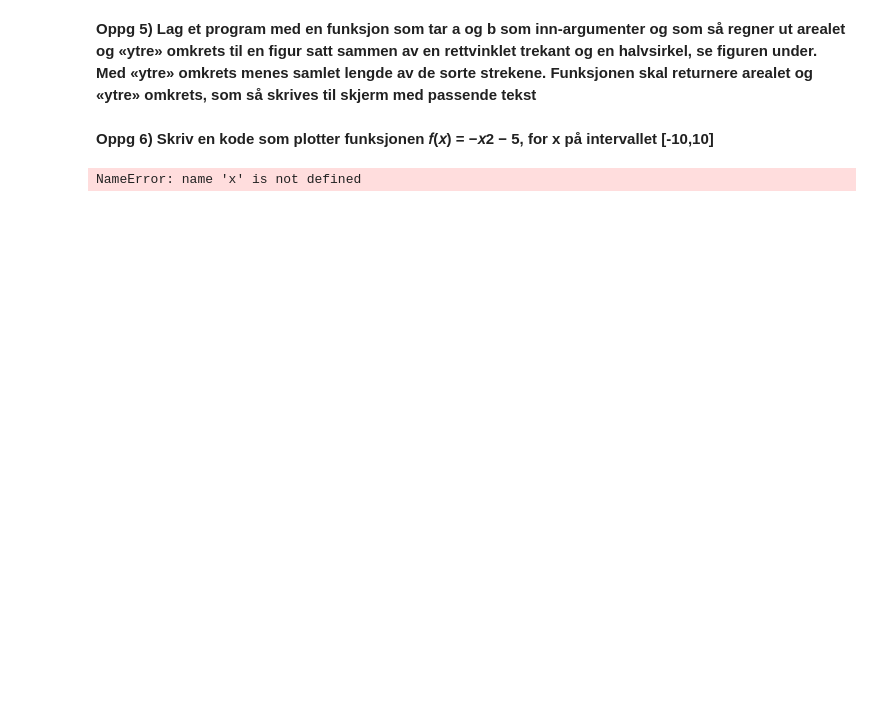
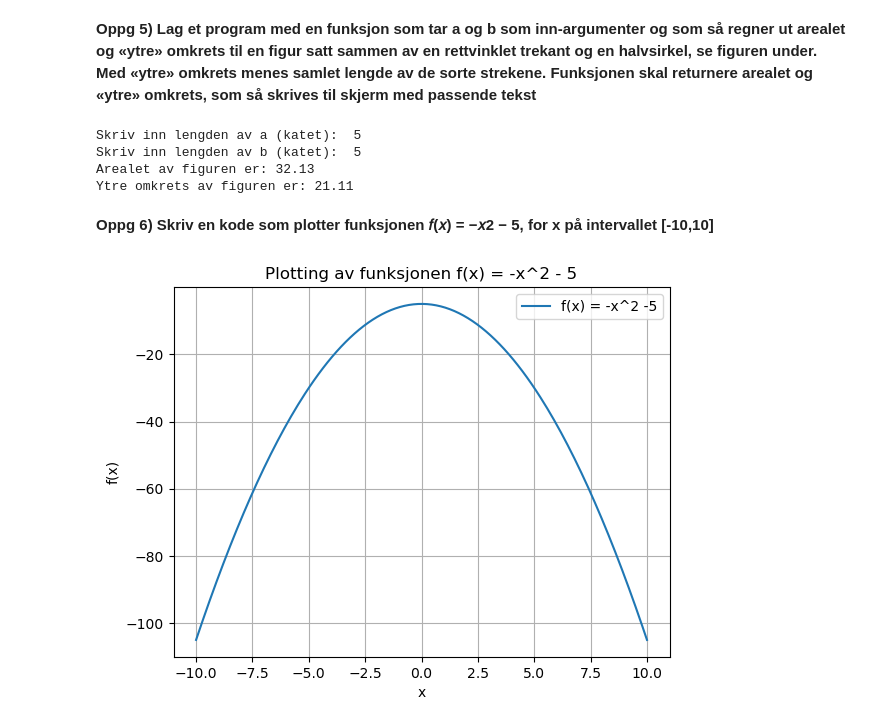
Before and after one commit to eiriknor/skole, a Jupyter notebook: arbeidskrav2.ipynb, the cells around one changed output. Saved outputs shown, nothing was run; the diff lists cells and outputs as text; code cells hidden in the pictures; blank space fills up the shorter version.

```diff
--- a/arbeidskrav2.ipynb
+++ b/arbeidskrav2.ipynb
@@ -128,19 +126,60 @@ regner ut arealet og «ytre» omkrets til en figur satt sammen av en rettvinklet
 halvsirkel, se figuren under. Med «ytre» omkrets menes samlet lengde av de sorte strekene.
 Funksjonen skal returnere arealet og «ytre» omkrets, som så skrives til skjerm med passende
 tekst**
+# %%
+def beregn_areal_og_omkrets(a,b):
+
+    c = math.sqrt(a**2 + b**2)
+
+    areal_trekant = (a*b) / 2
+    omkrets_trekant = a + b + c
+
+    radius = c / 2
+
+    areal_halvsirkel  = (math.pi * radius**2) / 2
+    omkrets_halvsirkel = (math.pi * radius)
+
+    totalt_areal = areal_trekant + areal_halvsirkel
+    ytre_omkrets = a + b + omkrets_halvsirkel
+
+    return totalt_areal, ytre_omkrets
+
+# Test funksjonen
+a = float(input("Skriv inn lengden av a (katet): "))
+b = float(input("Skriv inn lengden av b (katet): "))
+
+areal, omkrets = beregn_areal_og_omkrets(a, b)
+print(f"Arealet av figuren er: {areal:.2f}")
+print(f"Ytre omkrets av figuren er: {omkrets:.2f}")
+# %% [output]
+Skriv inn lengden av a (katet):  5
+Skriv inn lengden av b (katet):  5
+Arealet av figuren er: 32.13
+Ytre omkrets av figuren er: 21.11
 # %% [markdown]
 **Oppg 6) Skriv en kode som plotter funksjonen 𝑓(𝑥) = −𝑥2 − 5, for x på intervallet [-10,10]**
 # %%
 import numpy as np
 import matplotlib.pyplot as plt
 
-np.linspace(-10, 10, 200)
+x = np.linspace(-10, 10, 200)
 
 def f(x):
     return -x**2 -5
 
 #Beregn y ved å bruke f(x)
 
 y = f(x)
+
+#%plotting
+
+plt.close("all")
+plt.figure(1)
+plt.title('Plotting av funksjonen f(x) = -x^2 - 5')
+plt.xlabel('x')
+plt.ylabel('f(x)')
+plt.plot(x,y, label = 'f(x) = -x^2 -5')
+plt.legend()
+plt.grid(True)
 # %% [output]
-NameError: name 'x' is not defined
+[figure, added]
```
Also changed, not shown: parts of 2 cells of this notebook.
